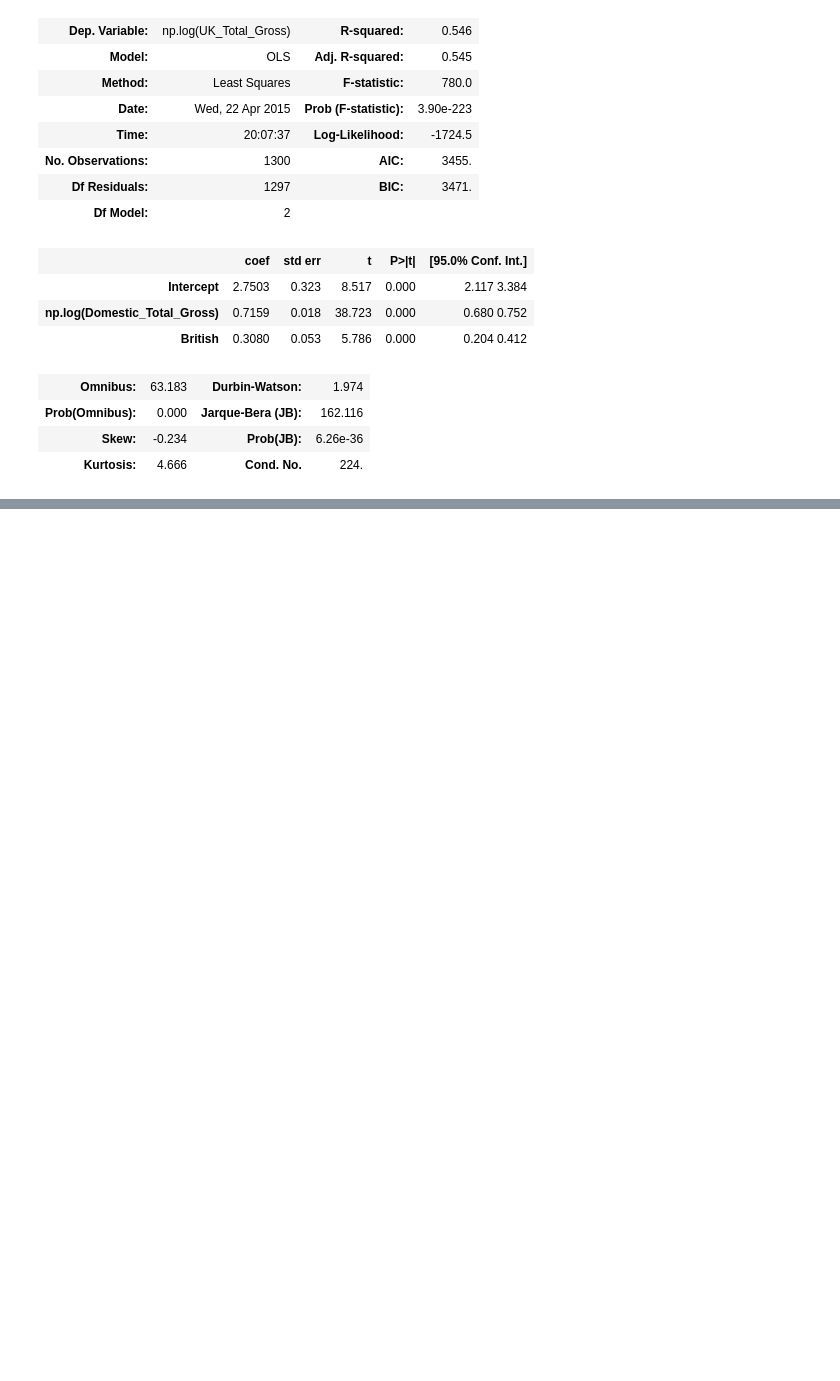
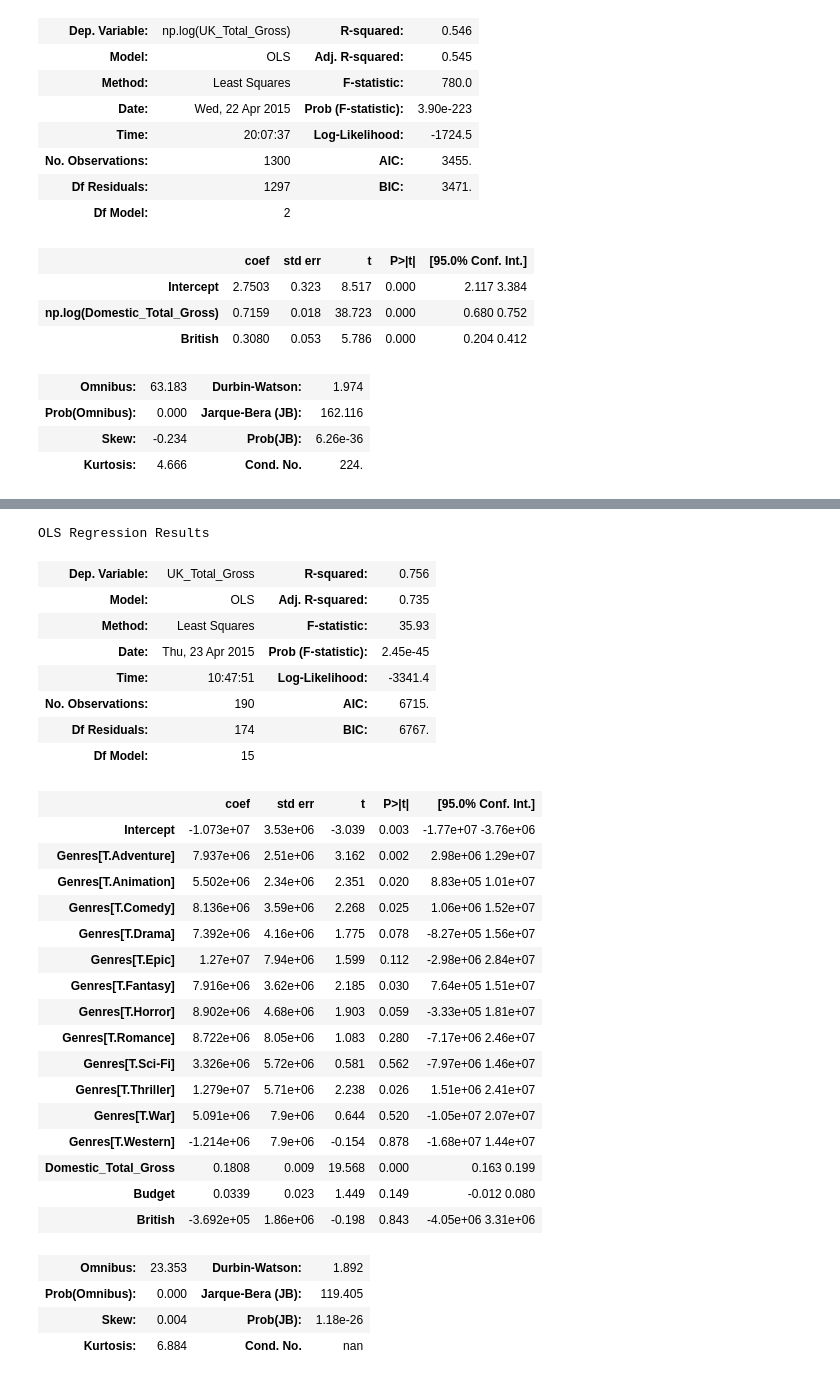
Before and after one commit to jodzi/luther, a Jupyter notebook: Data_Exploration.ipynb, the cells around one changed output, grey strips where cells are left out. Saved outputs shown, nothing was run; the diff lists cells and outputs as text; code cells hidden in the pictures; blank space fills up the shorter version.

```diff
--- a/Data_Exploration.ipynb
+++ b/Data_Exploration.ipynb
@@ -180,3 +137,5 @@ df_title_genre = pd.DataFrame(title_genre)
 del US_df['Genre']
 # %%
 US_df_final = US_df.merge(df_title_genre)
+# %%
+US_final = pd.read_csv('US_final.csv')
@@ -182,0 +176,2 @@ US_df_final = US_df.merge(df_title_genre)
+# %%
+US_final_highbudget = US_final[US_final['Budget'] >= 100000000]
@@ -182,0 +210,33 @@ US_df_final = US_df.merge(df_title_genre)
+# %%
+smf.ols("UK_Total_Gross ~ Domestic_Total_Gross + Genres + Budget + British", US_final_highbudget).fit().summary()
+# %% [output]
+OLS Regression Results
+| Dep. Variable: | UK_Total_Gross | R-squared: | 0.756 |
+| Model: | OLS | Adj. R-squared: | 0.735 |
+| Method: | Least Squares | F-statistic: | 35.93 |
+| Date: | Thu, 23 Apr 2015 | Prob (F-statistic): | 2.45e-45 |
+| Time: | 10:47:51 | Log-Likelihood: | -3341.4 |
+| No. Observations: | 190 | AIC: | 6715. |
+| Df Residuals: | 174 | BIC: | 6767. |
+| Df Model: | 15 |  |  |
+|  | coef | std err | t | P>|t| | [95.0% Conf. Int.] |
+| Intercept | -1.073e+07 | 3.53e+06 | -3.039 | 0.003 | -1.77e+07 -3.76e+06 |
+| Genres[T.Adventure] | 7.937e+06 | 2.51e+06 | 3.162 | 0.002 | 2.98e+06 1.29e+07 |
+| Genres[T.Animation] | 5.502e+06 | 2.34e+06 | 2.351 | 0.020 | 8.83e+05 1.01e+07 |
+| Genres[T.Comedy] | 8.136e+06 | 3.59e+06 | 2.268 | 0.025 | 1.06e+06 1.52e+07 |
+| Genres[T.Drama] | 7.392e+06 | 4.16e+06 | 1.775 | 0.078 | -8.27e+05 1.56e+07 |
+| Genres[T.Epic] | 1.27e+07 | 7.94e+06 | 1.599 | 0.112 | -2.98e+06 2.84e+07 |
+| Genres[T.Fantasy] | 7.916e+06 | 3.62e+06 | 2.185 | 0.030 | 7.64e+05 1.51e+07 |
+| Genres[T.Horror] | 8.902e+06 | 4.68e+06 | 1.903 | 0.059 | -3.33e+05 1.81e+07 |
+| Genres[T.Romance] | 8.722e+06 | 8.05e+06 | 1.083 | 0.280 | -7.17e+06 2.46e+07 |
+| Genres[T.Sci-Fi] | 3.326e+06 | 5.72e+06 | 0.581 | 0.562 | -7.97e+06 1.46e+07 |
+| Genres[T.Thriller] | 1.279e+07 | 5.71e+06 | 2.238 | 0.026 | 1.51e+06 2.41e+07 |
+| Genres[T.War] | 5.091e+06 | 7.9e+06 | 0.644 | 0.520 | -1.05e+07 2.07e+07 |
+| Genres[T.Western] | -1.214e+06 | 7.9e+06 | -0.154 | 0.878 | -1.68e+07 1.44e+07 |
+| Domestic_Total_Gross | 0.1808 | 0.009 | 19.568 | 0.000 | 0.163 0.199 |
+| Budget | 0.0339 | 0.023 | 1.449 | 0.149 | -0.012 0.080 |
+| British | -3.692e+05 | 1.86e+06 | -0.198 | 0.843 | -4.05e+06 3.31e+06 |
+| Omnibus: | 23.353 | Durbin-Watson: | 1.892 |
+| Prob(Omnibus): | 0.000 | Jarque-Bera (JB): | 119.405 |
+| Skew: | 0.004 | Prob(JB): | 1.18e-26 |
+| Kurtosis: | 6.884 | Cond. No. | nan |
```
Also changed, not shown: parts of 9 cells of this notebook, 9 other files.
